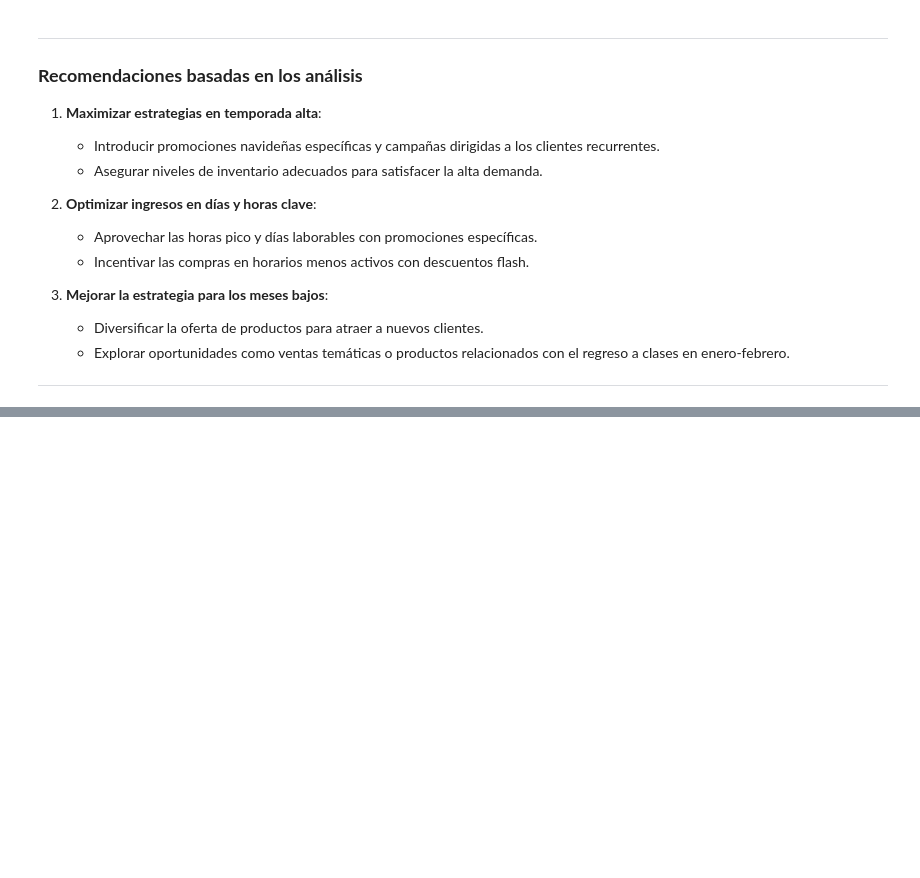
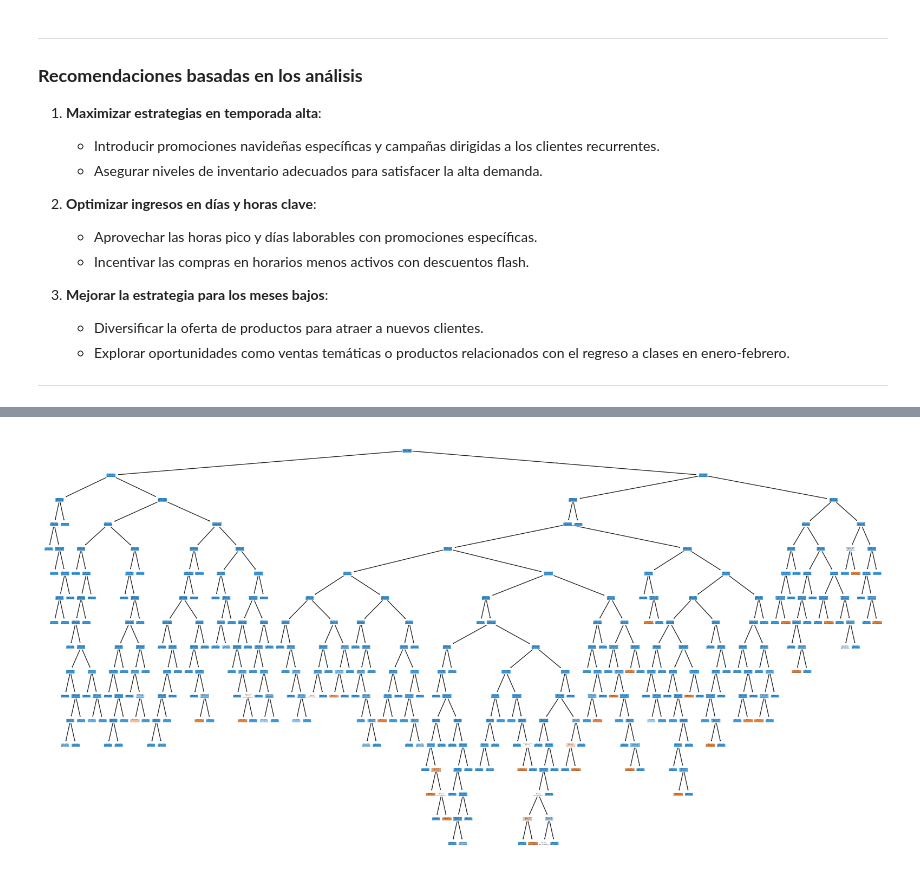
Before and after one commit to OttoBara/OnlineRetailAnalysis, a Jupyter notebook: ProyectoDS_ParteI_Baratto.ipynb, the cells around one changed output, grey strips where cells are left out. Drawn from its saved outputs; the diff is of its cells as text; code cells hidden in the pictures; blank space fills up the shorter version.

```diff
--- a/ProyectoDS_ParteI_Baratto.ipynb
+++ b/ProyectoDS_ParteI_Baratto.ipynb
@@ -863,0 +1128,24 @@ El heatmap combina información sobre ingresos según el día de la semana y las
+# %%
+# Filtrar solo las variables seleccionadas por SFS
+X_train_selected = X_train[selected_features]
+X_test_selected = X_test[selected_features]
+
+# Entrenar el modelo nuevamente con las variables seleccionadas
+modelo_rf_selected = RandomForestClassifier(n_estimators=100, random_state=42)
+modelo_rf_selected.fit(X_train_selected, y_train)
+
+# Hacer predicciones
+y_pred_selected = modelo_rf_selected.predict(X_test_selected)
+
+# Evaluar el rendimiento del modelo con SFS
+accuracy_selected = accuracy_score(y_test, y_pred_selected)
+precision_selected = precision_score(y_test, y_pred_selected)
+recall_selected = recall_score(y_test, y_pred_selected)
+f1_selected = f1_score(y_test, y_pred_selected)
+
+# Mostrar métricas comparativas
+print("📌 Rendimiento del modelo después de SFS:")
+print(f"Accuracy: {accuracy_selected:.4f}")
+print(f"Precision: {precision_selected:.4f}")
+print(f"Recall: {recall_selected:.4f}")
+print(f"F1-score: {f1_selected:.4f}")
@@ -863,0 +1205,17 @@ El heatmap combina información sobre ingresos según el día de la semana y las
+# %%
+from sklearn.tree import plot_tree
+import matplotlib.pyplot as plt
+
+# Extraer un solo árbol del Random Forest
+tree_model = modelo_rf_selected.estimators_[0]  # Tomamos el primer árbol del bosque
+
+# Graficar el árbol de decisión
+plt.figure(figsize=(20, 10))
+plot_tree(tree_model,
+          feature_names=selected_features,  # Nombres de las variables seleccionadas por SFS
+          filled=True,
+          rounded=True,
+          class_names=["No Recurrente", "Recurrente"])  # Ajustar según la variable objetivo
+plt.show()
+# %% [output]
+[figure, added]
```
Also changed, not shown: parts of 20 cells of this notebook.
